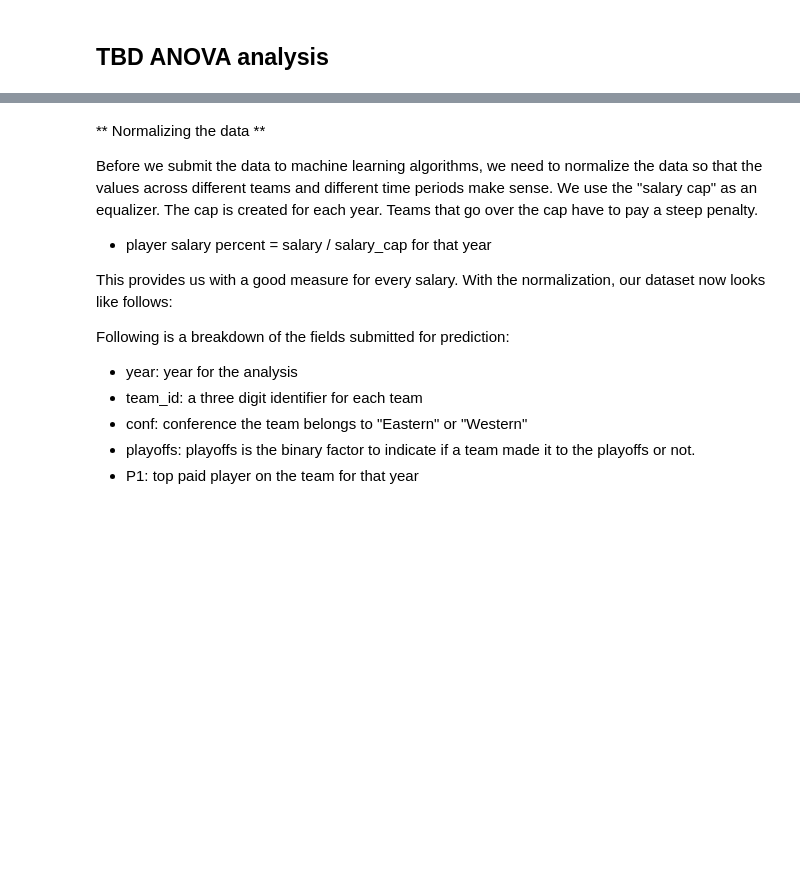
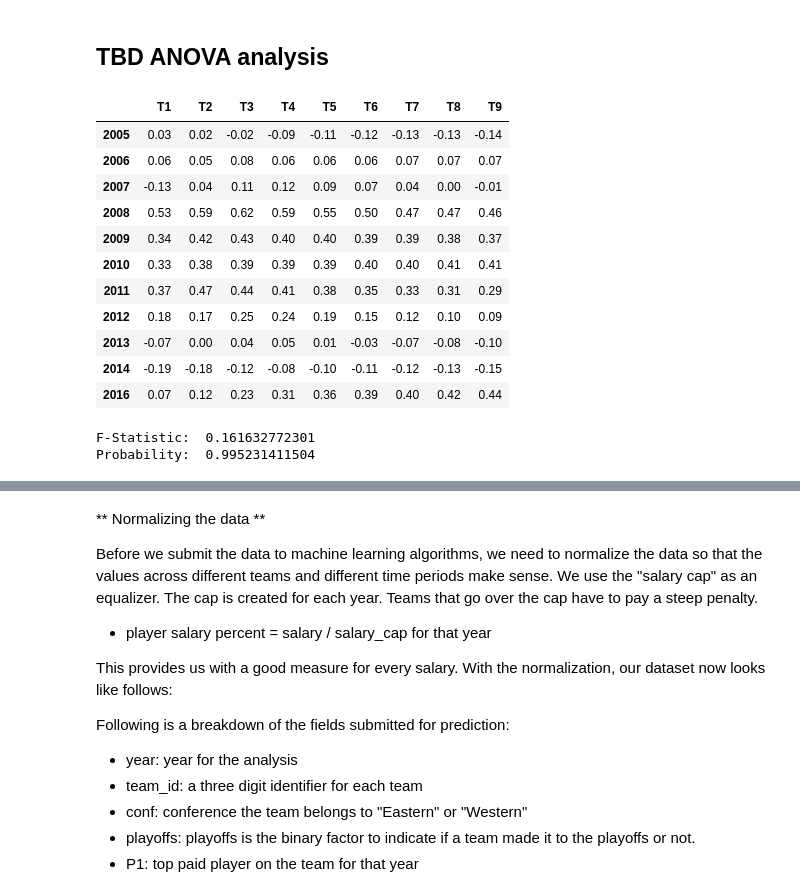
Before and after one commit to noorzaman/bb_finances, a Jupyter notebook: zaman_nurul.ipynb, the cells around one changed output, grey strips where cells are left out. Drawn from its saved outputs; the diff is of its cells as text; code cells hidden in the pictures; blank space fills up the shorter version.

```diff
--- a/zaman_nurul.ipynb
+++ b/zaman_nurul.ipynb
@@ -197,6 +202,32 @@ summary_boxplots_stars()
 [figure]
 # %% [markdown]
 ## TBD ANOVA analysis
+# %%
+# check 2015 later
+df = pd.DataFrame(get_star_corrs())[[2005,2006,2007,2008,2009,2010,2011,2012,2013,2014,2016]].T
+df
+# %% [output]
+|  | T1 | T2 | T3 | T4 | T5 | T6 | T7 | T8 | T9 |
+| 2005 | 0.03 | 0.02 | -0.02 | -0.09 | -0.11 | -0.12 | -0.13 | -0.13 | -0.14 |
+| 2006 | 0.06 | 0.05 | 0.08 | 0.06 | 0.06 | 0.06 | 0.07 | 0.07 | 0.07 |
+| 2007 | -0.13 | 0.04 | 0.11 | 0.12 | 0.09 | 0.07 | 0.04 | 0.00 | -0.01 |
+| 2008 | 0.53 | 0.59 | 0.62 | 0.59 | 0.55 | 0.50 | 0.47 | 0.47 | 0.46 |
+| 2009 | 0.34 | 0.42 | 0.43 | 0.40 | 0.40 | 0.39 | 0.39 | 0.38 | 0.37 |
+| 2010 | 0.33 | 0.38 | 0.39 | 0.39 | 0.39 | 0.40 | 0.40 | 0.41 | 0.41 |
+| 2011 | 0.37 | 0.47 | 0.44 | 0.41 | 0.38 | 0.35 | 0.33 | 0.31 | 0.29 |
+| 2012 | 0.18 | 0.17 | 0.25 | 0.24 | 0.19 | 0.15 | 0.12 | 0.10 | 0.09 |
+| 2013 | -0.07 | 0.00 | 0.04 | 0.05 | 0.01 | -0.03 | -0.07 | -0.08 | -0.10 |
+| 2014 | -0.19 | -0.18 | -0.12 | -0.08 | -0.10 | -0.11 | -0.12 | -0.13 | -0.15 |
+| 2016 | 0.07 | 0.12 | 0.23 | 0.31 | 0.36 | 0.39 | 0.40 | 0.42 | 0.44 |
+# %%
+# Perform the ANOVA
+res = stats.f_oneway(df['T1'],df['T2'],df['T3'],df['T4'],df['T5'],df['T6'],df['T7'],df['T8'],df['T9'])
+
+print ('F-Statistic: ', res[0])
+print ('Probability: ', res[1])
+# %% [output]
+F-Statistic:  0.161632772301
+Probability:  0.995231411504
 # %% [markdown]
 # Machine Learning
 ![](images/let_the_machine_do_it.png)
```
Also changed, not shown: parts of 36 cells of this notebook, 2 other files.
